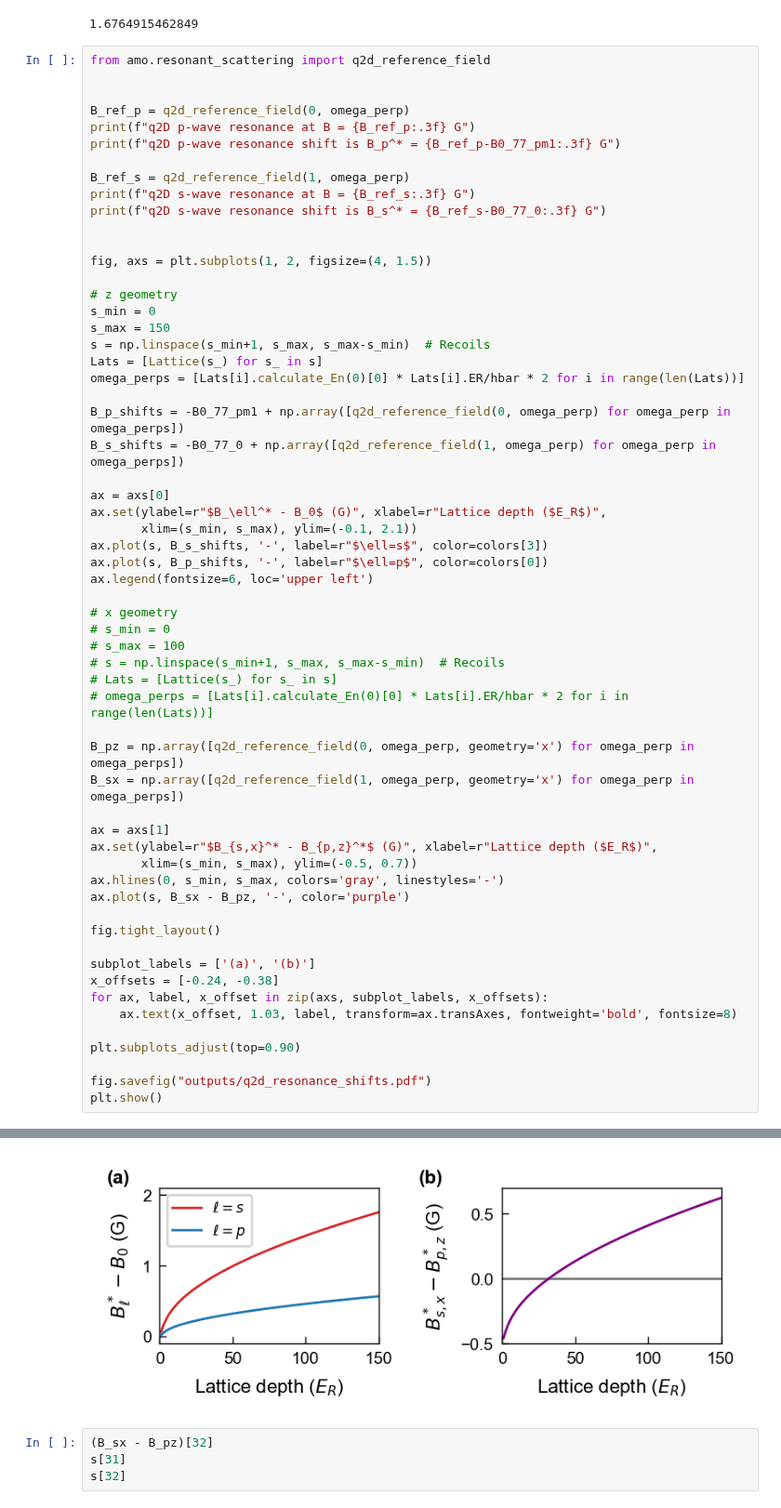
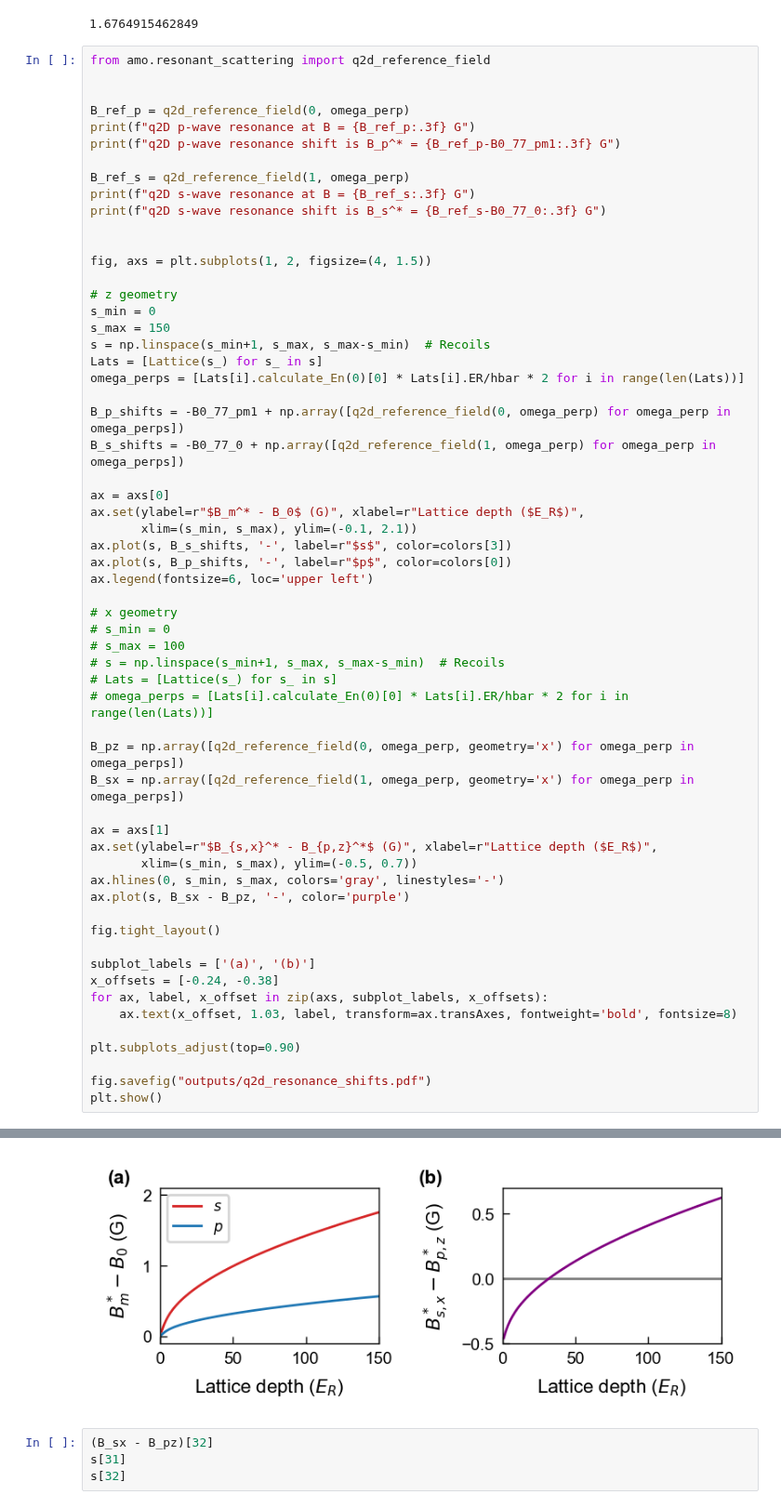
Before and after one commit to colinjdale/ChiPyLab, a Jupyter notebook: examples/plot_scattering_quantities.ipynb, the cells around one changed output, grey strips where cells are left out. Shown at 93% size. Drawn from its saved outputs; the diff is of its cells as text.

Commit message:
changed some plot labels

```diff
--- a/examples/plot_scattering_quantities.ipynb
+++ b/examples/plot_scattering_quantities.ipynb
@@ -505,10 +505,10 @@ B_p_shifts = -B0_77_pm1 + np.array([q2d_reference_field(0, omega_perp) for omega
 B_s_shifts = -B0_77_0 + np.array([q2d_reference_field(1, omega_perp) for omega_perp in omega_perps])
 
 ax = axs[0]
-ax.set(ylabel=r"$B_\ell^* - B_0$ (G)", xlabel=r"Lattice depth ($E_R$)",
+ax.set(ylabel=r"$B_m^* - B_0$ (G)", xlabel=r"Lattice depth ($E_R$)",
        xlim=(s_min, s_max), ylim=(-0.1, 2.1))
-ax.plot(s, B_s_shifts, '-', label=r"$\ell=s$", color=colors[3])
-ax.plot(s, B_p_shifts, '-', label=r"$\ell=p$", color=colors[0])
+ax.plot(s, B_s_shifts, '-', label=r"$s$", color=colors[3])
+ax.plot(s, B_p_shifts, '-', label=r"$p$", color=colors[0])
 ax.legend(fontsize=6, loc='upper left')
 
 # x geometry
@@ -516,34 +516,34 @@ ax.legend(fontsize=6, loc='upper left')
 # s_max = 100
 # s = np.linspace(s_min+1, s_max, s_max-s_min)  # Recoils
 # Lats = [Lattice(s_) for s_ in s]
 # omega_perps = [Lats[i].calculate_En(0)[0] * Lats[i].ER/hbar * 2 for i in range(len(Lats))]
 
 B_pz = np.array([q2d_reference_field(0, omega_perp, geometry='x') for omega_perp in omega_perps])
 B_sx = np.array([q2d_reference_field(1, omega_perp, geometry='x') for omega_perp in omega_perps])
 
 ax = axs[1]
 ax.set(ylabel=r"$B_{s,x}^* - B_{p,z}^*$ (G)", xlabel=r"Lattice depth ($E_R$)",
        xlim=(s_min, s_max), ylim=(-0.5, 0.7))
 ax.hlines(0, s_min, s_max, colors='gray', linestyles='-')
 ax.plot(s, B_sx - B_pz, '-', color='purple')
 
 fig.tight_layout()
 
 subplot_labels = ['(a)', '(b)']
 x_offsets = [-0.24, -0.38]
 for ax, label, x_offset in zip(axs, subplot_labels, x_offsets):
 	ax.text(x_offset, 1.03, label, transform=ax.transAxes, fontweight='bold', fontsize=8)
 
 plt.subplots_adjust(top=0.90)
 
 fig.savefig("outputs/q2d_resonance_shifts.pdf")
 plt.show()
 # %% [output]
 q2D p-wave resonance at B = 198.711 G
 q2D p-wave resonance shift is B_p^* = 0.411 G
 q2D s-wave resonance at B = 200.071 G
 q2D s-wave resonance shift is B_s^* = 1.268 G
-[figure, old version]
+[figure, new version]
 # %%
 (B_sx - B_pz)[32]
 s[31]
```
Also changed, not shown: parts of 1 cell of this notebook, 1 other file.
